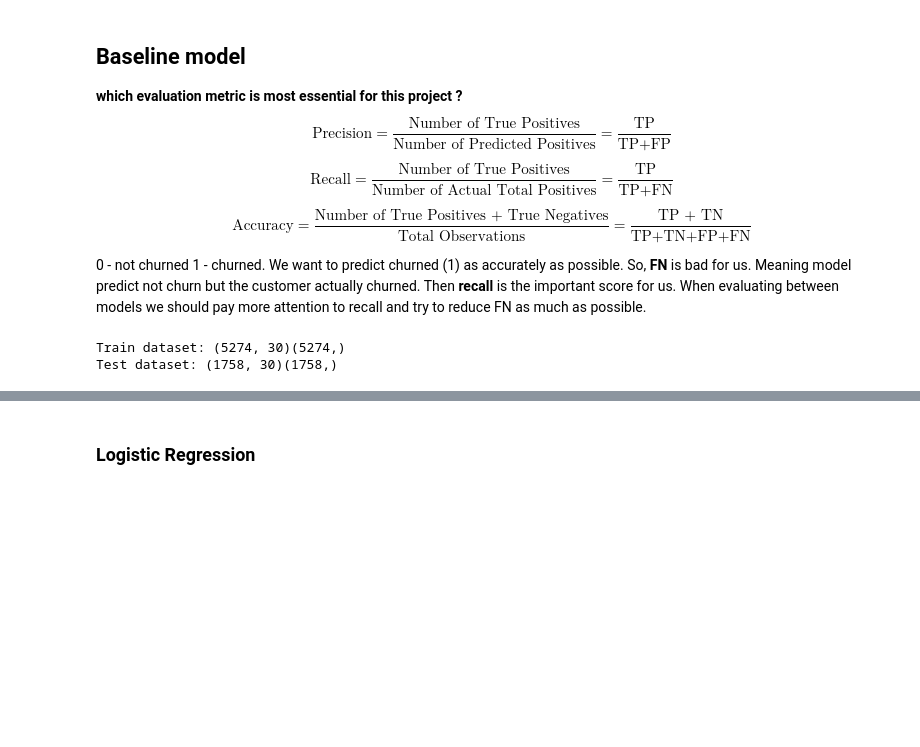
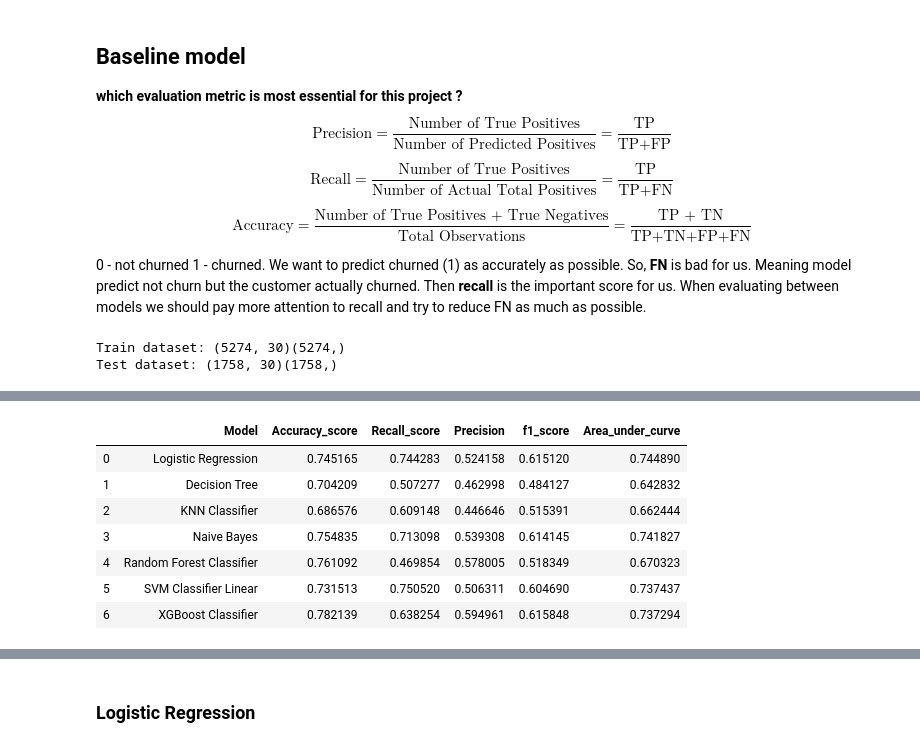
Before and after one commit to GitHub-ccd/Customer_churn_classification_MOD_3, a Jupyter notebook: 4-Model.ipynb, the cells around one changed output, grey strips where cells are left out. Drawn from its saved outputs; the diff is of its cells as text; code cells hidden in the pictures; blank space fills up the shorter version.

```diff
--- a/4-Model.ipynb
+++ b/4-Model.ipynb
@@ -110,0 +268,73 @@ X_test = ss.transform(X_test)
+# %%
+# LogisticRegression
+name = "Logistic Regression"
+logit = LogisticRegression()
+model1 = model_report(logit,X_train_smote,X_test,y_train_smote,y_test,name)
+
+# DecisionTree Classifier
+name = "Decision Tree"
+decision_tree = DecisionTreeClassifier(random_state = 0)
+# X_train_resampled,X_test,y_train_resampled,y_test,name
+model2 = model_report(decision_tree,X_train_smote,X_test,y_train_smote,y_test,name)
+
+# KNeighborsClassifier
+name = "KNN Classifier"
+knn = KNeighborsClassifier(n_neighbors=3)
+model3 = model_report(knn,X_train_smote,X_test,y_train_smote,y_test,name)
+
+name = "Naive Bayes"
+gnb = GaussianNB(priors=None)
+model4 = model_report(gnb,X_train_smote,X_test,y_train_smote,y_test,name)
+
+name = "Random Forest Classifier"
+rfc = RandomForestClassifier(random_state=0)
+model5 = model_report(rfc,X_train_smote,X_test,y_train_smote,y_test,name)
+
+name = "SVM Classifier Linear"
+svc  = SVC(gamma='auto', kernel='linear')
+model6 = model_report(svc,X_train_smote,X_test,y_train_smote,y_test,name)
+
+name = "XGBoost Classifier"
+xgc = XGBClassifier()
+model7 = model_report(xgc,X_train_smote,X_test,y_train_smote,y_test,name)
+
+#concat all models
+model_performances = pd.concat([model1,model2,model3,model4,
+                                model5,model6,model7],axis = 0).reset_index()
+
+model_performances = model_performances.drop(columns = "index",axis =1)
+display(model_performances)
+
+model_performances
+def output_tracer(metric,color) :
+    tracer = go.Bar(y = model_performances["Model"] ,
+                    x = model_performances[metric],
+                    orientation = "h",name = metric ,
+                    marker = dict(line = dict(width =.7),
+                                  color = color)
+                   )
+    return tracer
+
+layout = go.Layout(dict(title = "Model performances",
+                        plot_bgcolor  = "rgb(243,243,243)",
+                        paper_bgcolor = "rgb(243,243,243)",
+                        xaxis = dict(gridcolor = 'rgb(255, 255, 255)',
+                                     title = "metric",
+                                     zerolinewidth=1,
+                                     ticklen=5,gridwidth=2),
+                        yaxis = dict(gridcolor = 'rgb(255, 255, 255)',
+                                     zerolinewidth=1,ticklen=5,gridwidth=2),
+                        margin = dict(l = 250),
+                        height = 780
+                       )
+                  )
+
+
+trace1  = output_tracer("Accuracy_score","#6699FF")
+trace2  = output_tracer('Recall_score',"red")
+trace3  = output_tracer('Precision',"#33CC99")
+trace4  = output_tracer('f1_score',"lightgrey")
+
+data = [trace1,trace2,trace3,trace4]
+go.Figure(data=data,layout=layout)
+# %% [output]
@@ -110,0 +345,8 @@ X_test = ss.transform(X_test)
+|  | Model | Accuracy_score | Recall_score | Precision | f1_score | Area_under_curve |
+| 0 | Logistic Regression | 0.745165 | 0.744283 | 0.524158 | 0.615120 | 0.744890 |
+| 1 | Decision Tree | 0.704209 | 0.507277 | 0.462998 | 0.484127 | 0.642832 |
+| 2 | KNN Classifier | 0.686576 | 0.609148 | 0.446646 | 0.515391 | 0.662444 |
+| 3 | Naive Bayes | 0.754835 | 0.713098 | 0.539308 | 0.614145 | 0.741827 |
+| 4 | Random Forest Classifier | 0.761092 | 0.469854 | 0.578005 | 0.518349 | 0.670323 |
+| 5 | SVM Classifier Linear | 0.731513 | 0.750520 | 0.506311 | 0.604690 | 0.737437 |
+| 6 | XGBoost Classifier | 0.782139 | 0.638254 | 0.594961 | 0.615848 | 0.737294 |
```
Also changed, not shown: parts of 30 cells of this notebook, 2 other files.
